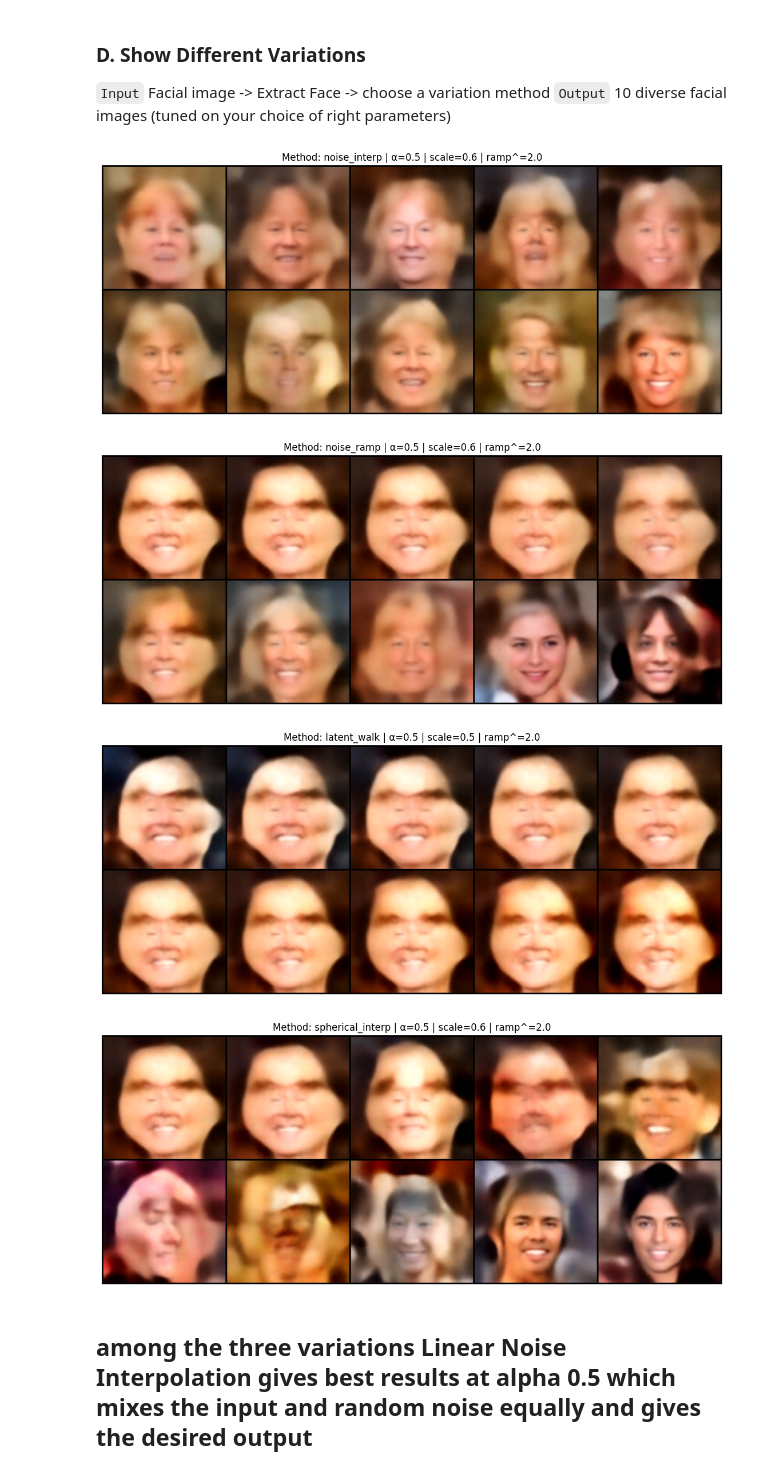
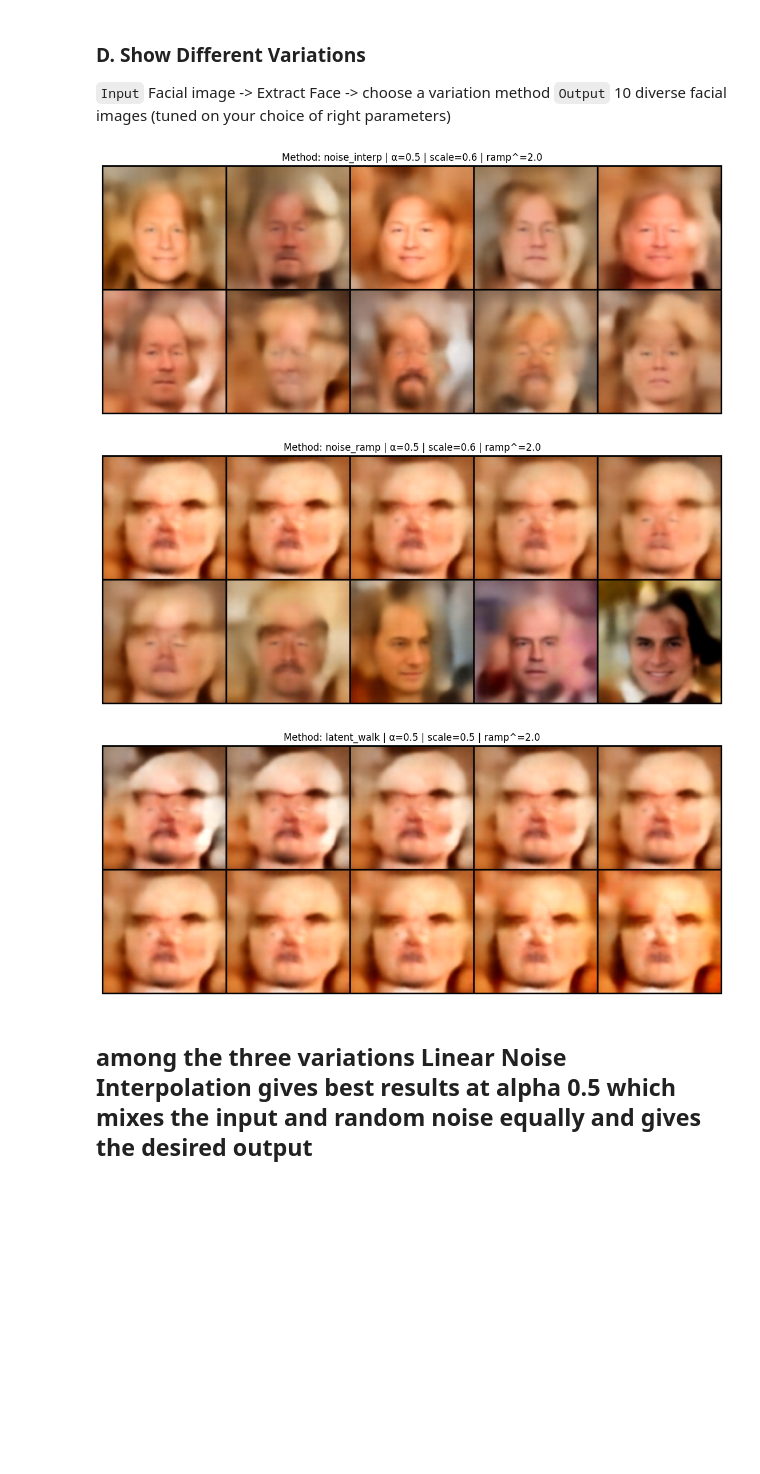
Before and after one commit to MahmoudRabea13/F-VAE, a Jupyter notebook: VAE_Walkthrough.ipynb, the cells around one changed output. Saved outputs shown, nothing was run; the diff lists cells and outputs as text; code cells hidden in the pictures; blank space fills up the shorter version.

```diff
--- a/VAE_Walkthrough.ipynb
+++ b/VAE_Walkthrough.ipynb
@@ -117,7 +117,7 @@ def generate_latents(model, img_tensor, method, num_samples, alpha, walk_scale,
 `Input` Facial image -> Extract Face -> choose a variation method
 `Output` 10 diverse facial images (tuned on your choice of right parameters)
 # %%
-def show_advanced_variations_from_image(
+def show_variations(
     model,
     image_path,
     method='noise_interp',
@@ -179,13 +179,12 @@ def show_advanced_variations_from_image(
         plt.title(f"Method: {method} | α={alpha} | scale={walk_scale} | ramp^={ramp_power}")
         plt.show()
 # %%
-show_variations(model, "example3.png", method='noise_interp', alpha=0.5)
-show_variations(model, "example3.png", method='noise_ramp', ramp_power=2.0)
-show_variations(model, "example3.png", method='latent_walk', walk_scale= 0.5)
+show_variations(model, "assets/example.png", method='noise_interp', alpha=0.5)
+show_variations(model, "assets/example.png", method='noise_ramp', ramp_power=2.0)
+show_variations(model, "assets/example.png", method='latent_walk', walk_scale= 0.5)
 # %% [output]
-[figure, old version]
+[figure, new version]
-[figure, old version]
+[figure, new version]
-[figure, old version]
+[figure, new version]
-[figure, removed]
 # %% [markdown]
 ## among the three variations Linear Noise Interpolation gives best results at alpha 0.5 which mixes the input and random noise equally and gives the desired output
```
